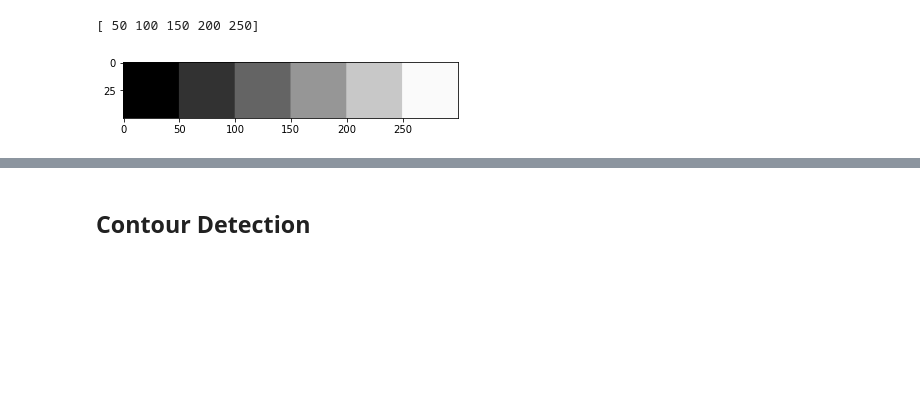
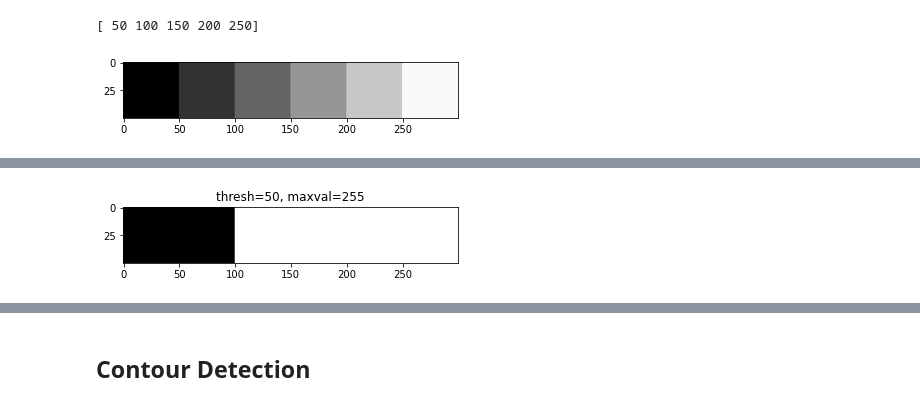
Before and after one commit to goke-ai/cv, a Jupyter notebook: essential/14.ipynb, the cells around one changed output, grey strips where cells are left out. Cells and saved outputs as stored; diff of their text form; code cells hidden in the pictures; blank space fills up the shorter version.

```diff
--- a/essential/14.ipynb
+++ b/essential/14.ipynb
@@ -36,0 +72,12 @@ plt.show()
+# %%
+import cv2 as cv
+
+thresh = 50
+maxval = 255
+ret, thresh_img = cv.threshold(main_img, thresh, maxval, cv.THRESH_BINARY)
+plt.imshow(thresh_img)
+plt.title(f'thresh={thresh}, maxval={maxval}')
+
+plt.show()
+# %% [output]
+[figure, added]
```
Also changed, not shown: parts of 18 cells of this notebook, 1 other file.
